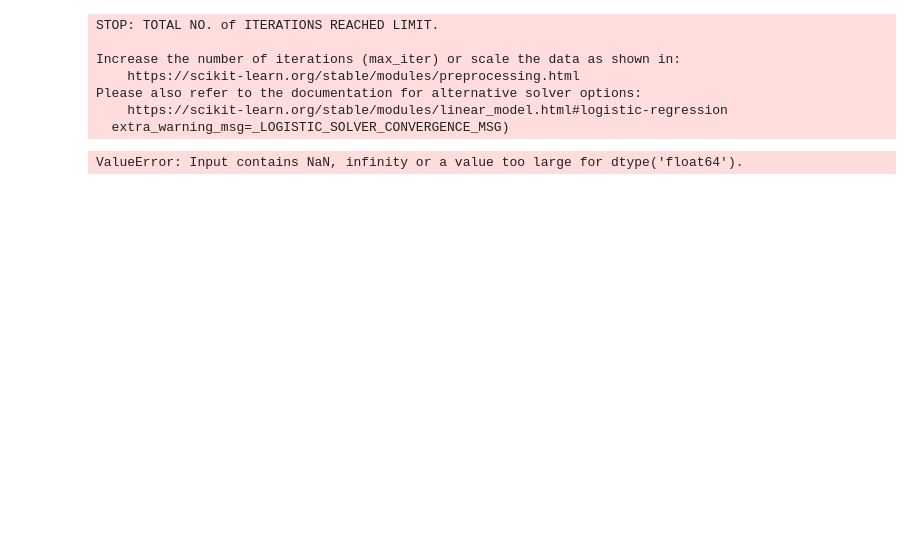
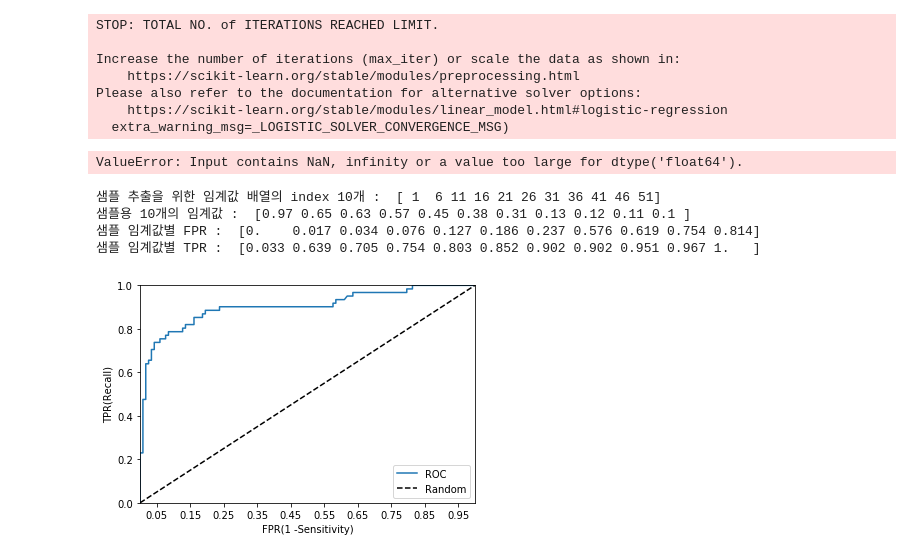
Before and after one commit to jiyun1006/ML_guide, a Jupyter notebook: Evaluation/evaluation_precision_recall.ipynb, the cells around one changed output. Saved outputs shown, nothing was run; the diff lists cells and outputs as text; code cells hidden in the pictures; blank space fills up the shorter version.

```diff
--- a/Evaluation/evaluation_precision_recall.ipynb
+++ b/Evaluation/evaluation_precision_recall.ipynb
@@ -210,3 +211,42 @@ Please also refer to the documentation for alternative solver options:
     https://scikit-learn.org/stable/modules/linear_model.html#logistic-regression
   extra_warning_msg=_LOGISTIC_SOLVER_CONVERGENCE_MSG)
 ValueError: Input contains NaN, infinity or a value too large for dtype('float64').
+# %%
+# roc 커브
+from sklearn.metrics import roc_curve
+import matplotlib.pyplot as plt
+
+pred_proba_class1 = lr_clf.predict_proba(X_test)[:,1]
+
+fprs, tprs, thresholds =  roc_curve(y_test, pred_proba_class1)
+
+thr_index = np.arange(1,thresholds.shape[0],5)
+
+print('샘플 추출을 위한 임계값 배열의 index 10개 : ', thr_index)
+print('샘플용 10개의 임계값 : ', np.round(thresholds[thr_index],2))
+
+print('샘플 임계값별 FPR : ', np.round(fprs[thr_index],3))
+print('샘플 임계값별 TPR : ', np.round(tprs[thr_index],3))
+
+def roc_curve_plot(y_test, pred_proba_c1):
+    fprs, tprs, thresholds = roc_curve(y_test, pred_proba_c1)
+    plt.plot(fprs, tprs, label='ROC')
+    plt.plot([0,1],[0,1],'k--', label = 'Random')
+
+    start, end = plt.xlim()
+    plt.xticks(np.round(np.arange(start,end,0.1),2))
+    plt.xlim(0,1)
+    plt.ylim(0,1)
+    plt.xlabel('FPR(1 -Sensitivity)')
+    plt.ylabel('TPR(Recall)')
+    plt.legend()
+
+roc_curve_plot(y_test, pred_proba_class1)
+
+print('\n')
+# %% [output]
+샘플 추출을 위한 임계값 배열의 index 10개 :  [ 1  6 11 16 21 26 31 36 41 46 51]
+샘플용 10개의 임계값 :  [0.97 0.65 0.63 0.57 0.45 0.38 0.31 0.13 0.12 0.11 0.1 ]
+샘플 임계값별 FPR :  [0.    0.017 0.034 0.076 0.127 0.186 0.237 0.576 0.619 0.754 0.814]
+샘플 임계값별 TPR :  [0.033 0.639 0.705 0.754 0.803 0.852 0.902 0.902 0.951 0.967 1.   ]
+[figure, added]
```
Also changed, not shown: parts of 1 cell of this notebook, 4 other files.
